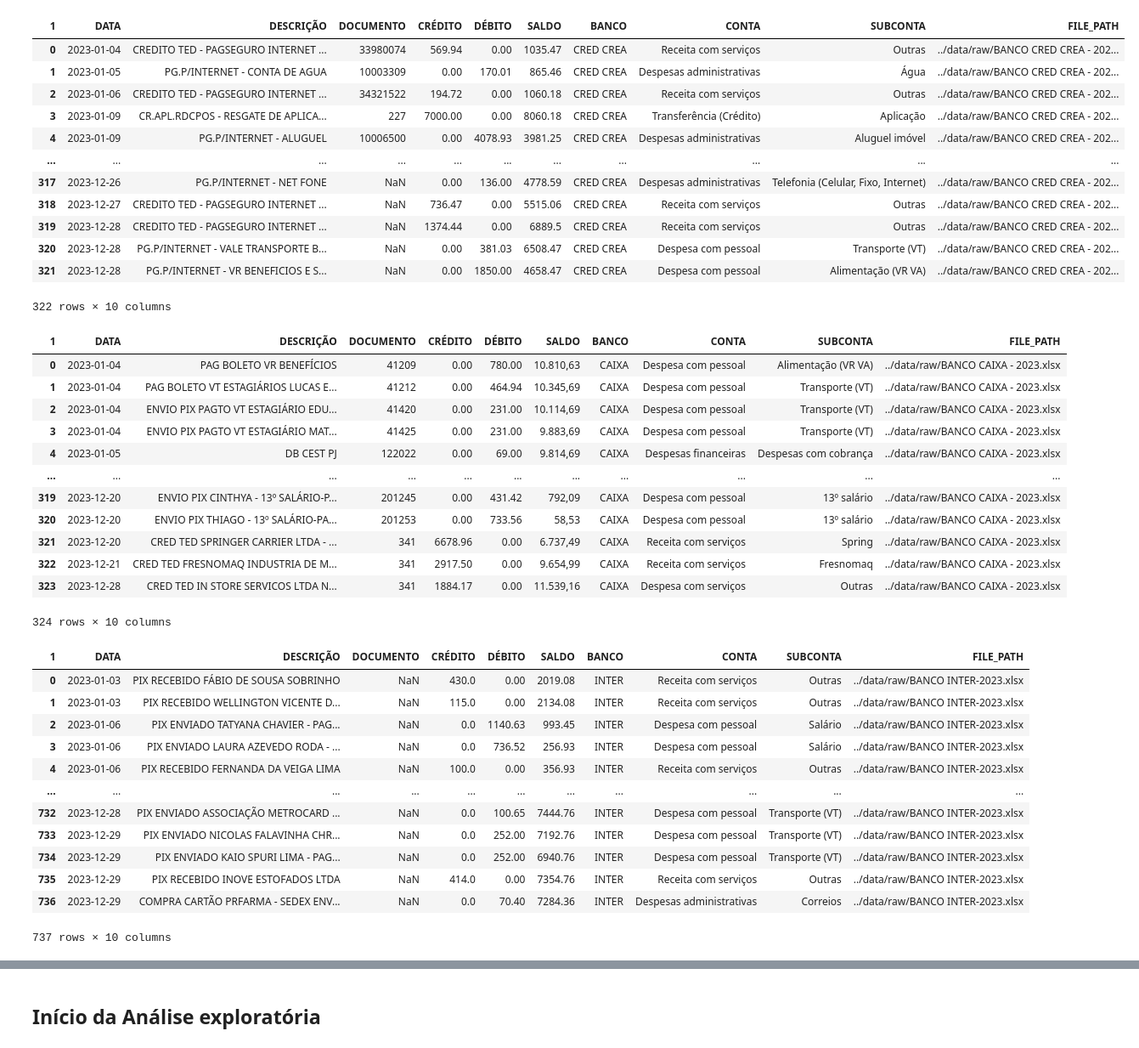
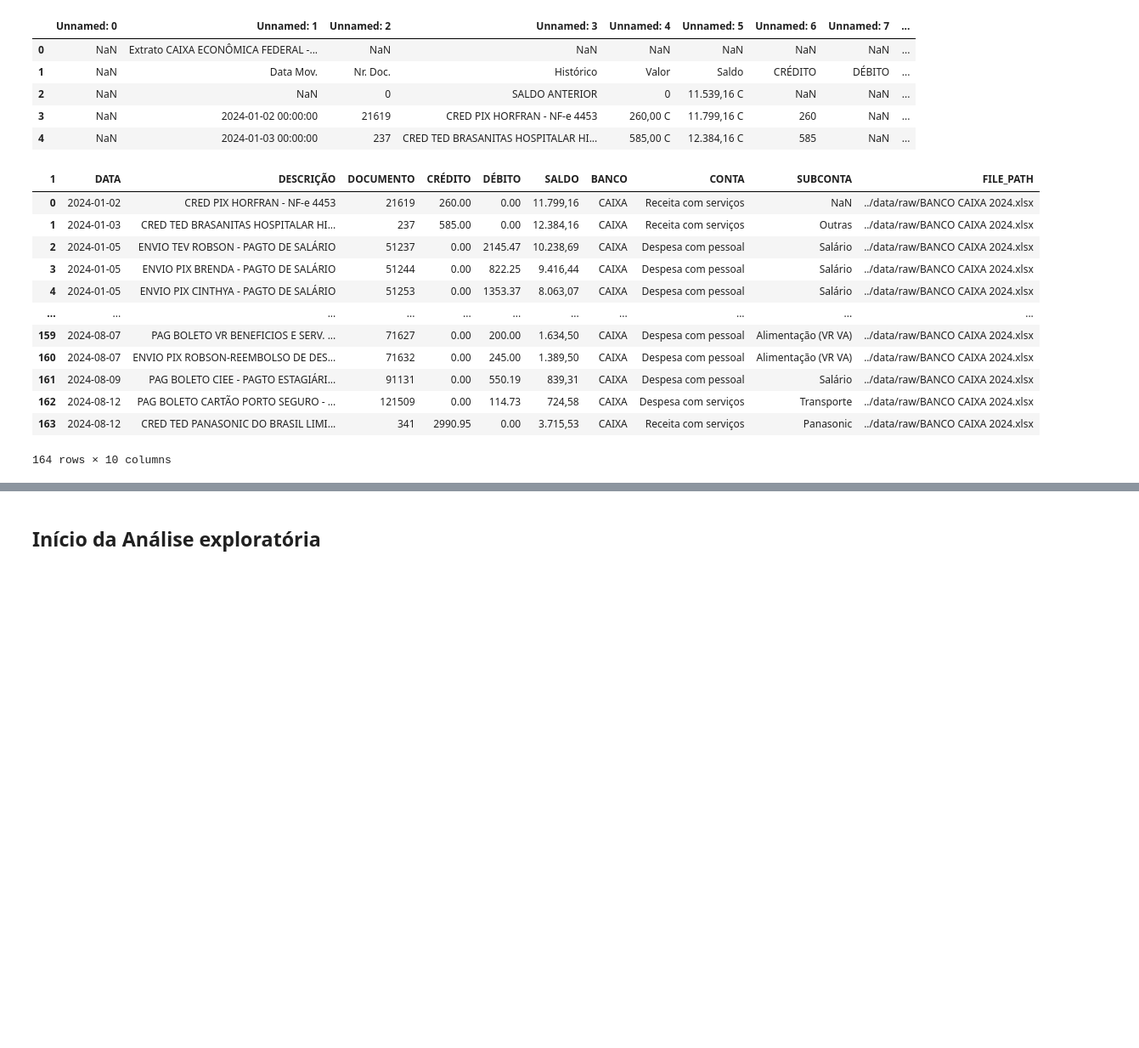
Before and after one commit to fantonioluz/plurii-eceel, a Jupyter notebook: notebook/data_processing.ipynb, the cells around one changed output, grey strips where cells are left out. Shown at 85% size. Cells and saved outputs as stored; diff of their text form; code cells hidden in the pictures; blank space fills up the shorter version.

```diff
--- a/notebook/data_processing.ipynb
+++ b/notebook/data_processing.ipynb
@@ -15,5 +9,7 @@ Successfully installed et-xmlfile-2.0.0 openpyxl-3.1.5
 Note: you may need to restart the kernel to use updated packages.
 # %%
+import pandas as pd
+
 file_inter_2024 = "../data/raw/BANCO INTER-2024.xlsx"
 file_cred_crea_2024 = "../data/raw/BANCO CRED CREA - 2024.xlsx"
 file_caixa_2024 = "../data/raw/BANCO CAIXA 2024.xlsx"
@@ -35,6 +31,16 @@ files = [
     file_cred_crea_2022,
     file_caixa_2022
 ]
+
+df = pd.read_excel(files[2])
+display(df.head())
+# %% [output]
+|  | Unnamed: 0 | Unnamed: 1 | Unnamed: 2 | Unnamed: 3 | Unnamed: 4 | Unnamed: 5 | Unnamed: 6 | Unnamed: 7 | ... |
+| 0 | NaN | Extrato CAIXA ECONÔMICA FEDERAL -... | NaN | NaN | NaN | NaN | NaN | NaN | ... |
+| 1 | NaN | Data Mov. | Nr. Doc. | Histórico | Valor | Saldo | CRÉDITO | DÉBITO | ... |
+| 2 | NaN | NaN | 0 | SALDO ANTERIOR | 0 | 11.539,16 C | NaN | NaN | ... |
+| 3 | NaN | 2024-01-02 00:00:00 | 21619 | CRED PIX HORFRAN - NF-e 4453 | 260,00 C | 11.799,16 C | 260 | NaN | ... |
+| 4 | NaN | 2024-01-03 00:00:00 | 237 | CRED TED BRASANITAS HOSPITALAR HI... | 585,00 C | 12.384,16 C | 585 | NaN | ... |
 # %%
 import pandas as pd
 import numpy as np
@@ -101,7 +107,7 @@ def process_data(file_path):
     # Limpar strings na coluna SALDO, mantendo apenas números
     df['SALDO'] = df['SALDO'].apply(lambda x: re.sub(r'[^\d.,-]', '', str(x)) if pd.notnull(x) else x)
 
-    if len(df.columns) > 6:  # Se houver colunas extras, assumir que a última é BANCO"
+    if len(df.columns) > 8:  # Se houver colunas extras, assumir que a última é BANCO"
         df['CAIXA'] = df.iloc[:, -1]  # Última coluna não nomeada
         df.drop(columns=[df.columns[-2]], inplace=True)  # Remover a coluna original após mover
 
@@ -153,75 +159,47 @@ def process_data(file_path):
     # Criar colunas de CRÉDITO e DÉBITO a partir da coluna VALOR
     df['CRÉDITO'] = df['VALOR'].apply(lambda x: x if x > 0 else 0)
     df['DÉBITO'] = df['VALOR'].apply(lambda x: -x if x < 0 else 0)
 
     # Limpar strings da coluna SALDO, mantendo apenas números
     df['SALDO'] = df['SALDO'].apply(lambda x: re.sub(r'[^\d.,-]', '', str(x)) if pd.notnull(x) else x)
 
     df.drop(columns=['VALOR'], inplace=True)
     df['DOCUMENTO'] = np.nan
 
   if df.dtypes['CRÉDITO'] == 'O':
     df['CRÉDITO'] = df['CRÉDITO'].astype(str)
     df['CRÉDITO'] = df['CRÉDITO'].str.strip()
 
   if df.dtypes['DÉBITO'] == 'O':
     df['DÉBITO'] = df['DÉBITO'].astype(str)
     df['DÉBITO'] = df['DÉBITO'].str.strip()
 
   df = df.astype(dtype={'DÉBITO':float, 'CRÉDITO':float})
   df['DATA'] = pd.to_datetime(df['DATA'])
   df = df.reset_index(drop=True)
 
-  df = df[['DATA',	'DESCRIÇÃO',	'DOCUMENTO',	'CRÉDITO',	'DÉBITO',	'SALDO',	'BANCO', 'CONTA', 'SUBCONTA']]
+  df = df[['DATA','DESCRIÇÃO','DOCUMENTO','CRÉDITO','DÉBITO',	'SALDO','BANCO', 'CONTA','SUBCONTA']]
   df.loc[::, 'CRÉDITO']= df['CRÉDITO'].fillna(0.0)
   df.loc[::,'DÉBITO']=  df['DÉBITO'].fillna(0.0)
 
   df['FILE_PATH'] = file_path
 
   return df
-display(process_data(file_path=file_cred_crea_2023))
-display(process_data(file_path=file_caixa_2023))
-display(process_data(file_path=file_inter_2023))
+display(process_data(file_path=file_caixa_2024))
 # %% [output]
 | 1 | DATA | DESCRIÇÃO | DOCUMENTO | CRÉDITO | DÉBITO | SALDO | BANCO | CONTA | SUBCONTA | FILE_PATH |
-| 0 | 2023-01-04 | CREDITO TED - PAGSEGURO INTERNET ... | 33980074 | 569.94 | 0.00 | 1035.47 | CRED CREA | Receita com serviços | Outras | ../data/raw/BANCO CRED CREA - 202... |
-| 1 | 2023-01-05 | PG.P/INTERNET - CONTA DE AGUA | 10003309 | 0.00 | 170.01 | 865.46 | CRED CREA | Despesas administrativas | Água | ../data/raw/BANCO CRED CREA - 202... |
-| 2 | 2023-01-06 | CREDITO TED - PAGSEGURO INTERNET ... | 34321522 | 194.72 | 0.00 | 1060.18 | CRED CREA | Receita com serviços | Outras | ../data/raw/BANCO CRED CREA - 202... |
-| 3 | 2023-01-09 | CR.APL.RDCPOS - RESGATE DE APLICA... | 227 | 7000.00 | 0.00 | 8060.18 | CRED CREA | Transferência (Crédito) | Aplicação | ../data/raw/BANCO CRED CREA - 202... |
-| 4 | 2023-01-09 | PG.P/INTERNET - ALUGUEL | 10006500 | 0.00 | 4078.93 | 3981.25 | CRED CREA | Despesas administrativas | Aluguel imóvel | ../data/raw/BANCO CRED CREA - 202... |
+| 0 | 2024-01-02 | CRED PIX HORFRAN - NF-e 4453 | 21619 | 260.00 | 0.00 | 11.799,16 | CAIXA | Receita com serviços | NaN | ../data/raw/BANCO CAIXA 2024.xlsx |
+| 1 | 2024-01-03 | CRED TED BRASANITAS HOSPITALAR HI... | 237 | 585.00 | 0.00 | 12.384,16 | CAIXA | Receita com serviços | Outras | ../data/raw/BANCO CAIXA 2024.xlsx |
+| 2 | 2024-01-05 | ENVIO TEV ROBSON - PAGTO DE SALÁRIO | 51237 | 0.00 | 2145.47 | 10.238,69 | CAIXA | Despesa com pessoal | Salário | ../data/raw/BANCO CAIXA 2024.xlsx |
+| 3 | 2024-01-05 | ENVIO PIX BRENDA - PAGTO DE SALÁRIO | 51244 | 0.00 | 822.25 | 9.416,44 | CAIXA | Despesa com pessoal | Salário | ../data/raw/BANCO CAIXA 2024.xlsx |
+| 4 | 2024-01-05 | ENVIO PIX CINTHYA - PAGTO DE SALÁRIO | 51253 | 0.00 | 1353.37 | 8.063,07 | CAIXA | Despesa com pessoal | Salário | ../data/raw/BANCO CAIXA 2024.xlsx |
 | ... | ... | ... | ... | ... | ... | ... | ... | ... | ... | ... |
-| 317 | 2023-12-26 | PG.P/INTERNET - NET FONE | NaN | 0.00 | 136.00 | 4778.59 | CRED CREA | Despesas administrativas | Telefonia (Celular, Fixo, Internet) | ../data/raw/BANCO CRED CREA - 202... |
-| 318 | 2023-12-27 | CREDITO TED - PAGSEGURO INTERNET ... | NaN | 736.47 | 0.00 | 5515.06 | CRED CREA | Receita com serviços | Outras | ../data/raw/BANCO CRED CREA - 202... |
-| 319 | 2023-12-28 | CREDITO TED - PAGSEGURO INTERNET ... | NaN | 1374.44 | 0.00 | 6889.5 | CRED CREA | Receita com serviços | Outras | ../data/raw/BANCO CRED CREA - 202... |
-| 320 | 2023-12-28 | PG.P/INTERNET - VALE TRANSPORTE B... | NaN | 0.00 | 381.03 | 6508.47 | CRED CREA | Despesa com pessoal | Transporte (VT) | ../data/raw/BANCO CRED CREA - 202... |
-| 321 | 2023-12-28 | PG.P/INTERNET - VR BENEFICIOS E S... | NaN | 0.00 | 1850.00 | 4658.47 | CRED CREA | Despesa com pessoal | Alimentação (VR VA) | ../data/raw/BANCO CRED CREA - 202... |
+| 159 | 2024-08-07 | PAG BOLETO VR BENEFICIOS E SERV. ... | 71627 | 0.00 | 200.00 | 1.634,50 | CAIXA | Despesa com pessoal | Alimentação (VR VA) | ../data/raw/BANCO CAIXA 2024.xlsx |
+| 160 | 2024-08-07 | ENVIO PIX ROBSON-REEMBOLSO DE DES... | 71632 | 0.00 | 245.00 | 1.389,50 | CAIXA | Despesa com pessoal | Alimentação (VR VA) | ../data/raw/BANCO CAIXA 2024.xlsx |
+| 161 | 2024-08-09 | PAG BOLETO CIEE - PAGTO ESTAGIÁRI... | 91131 | 0.00 | 550.19 | 839,31 | CAIXA | Despesa com pessoal | Salário | ../data/raw/BANCO CAIXA 2024.xlsx |
+| 162 | 2024-08-12 | PAG BOLETO CARTÃO PORTO SEGURO - ... | 121509 | 0.00 | 114.73 | 724,58 | CAIXA | Despesa com serviços | Transporte | ../data/raw/BANCO CAIXA 2024.xlsx |
+| 163 | 2024-08-12 | CRED TED PANASONIC DO BRASIL LIMI... | 341 | 2990.95 | 0.00 | 3.715,53 | CAIXA | Receita com serviços | Panasonic | ../data/raw/BANCO CAIXA 2024.xlsx |
-322 rows × 10 columns
+164 rows × 10 columns
-| 1 | DATA | DESCRIÇÃO | DOCUMENTO | CRÉDITO | DÉBITO | SALDO | BANCO | CONTA | SUBCONTA | FILE_PATH |
-| 0 | 2023-01-04 | PAG BOLETO VR BENEFÍCIOS | 41209 | 0.00 | 780.00 | 10.810,63 | CAIXA | Despesa com pessoal | Alimentação (VR VA) | ../data/raw/BANCO CAIXA - 2023.xlsx |
-| 1 | 2023-01-04 | PAG BOLETO VT ESTAGIÁRIOS LUCAS E... | 41212 | 0.00 | 464.94 | 10.345,69 | CAIXA | Despesa com pessoal | Transporte (VT) | ../data/raw/BANCO CAIXA - 2023.xlsx |
-| 2 | 2023-01-04 | ENVIO PIX PAGTO VT ESTAGIÁRIO EDU... | 41420 | 0.00 | 231.00 | 10.114,69 | CAIXA | Despesa com pessoal | Transporte (VT) | ../data/raw/BANCO CAIXA - 2023.xlsx |
-| 3 | 2023-01-04 | ENVIO PIX PAGTO VT ESTAGIÁRIO MAT... | 41425 | 0.00 | 231.00 | 9.883,69 | CAIXA | Despesa com pessoal | Transporte (VT) | ../data/raw/BANCO CAIXA - 2023.xlsx |
-| 4 | 2023-01-05 | DB CEST PJ | 122022 | 0.00 | 69.00 | 9.814,69 | CAIXA | Despesas financeiras | Despesas com cobrança | ../data/raw/BANCO CAIXA - 2023.xlsx |
-| ... | ... | ... | ... | ... | ... | ... | ... | ... | ... | ... |
-| 319 | 2023-12-20 | ENVIO PIX CINTHYA - 13º SALÁRIO-P... | 201245 | 0.00 | 431.42 | 792,09 | CAIXA | Despesa com pessoal | 13º salário | ../data/raw/BANCO CAIXA - 2023.xlsx |
-| 320 | 2023-12-20 | ENVIO PIX THIAGO - 13º SALÁRIO-PA... | 201253 | 0.00 | 733.56 | 58,53 | CAIXA | Despesa com pessoal | 13º salário | ../data/raw/BANCO CAIXA - 2023.xlsx |
-| 321 | 2023-12-20 | CRED TED SPRINGER CARRIER LTDA - ... | 341 | 6678.96 | 0.00 | 6.737,49 | CAIXA | Receita com serviços | Spring | ../data/raw/BANCO CAIXA - 2023.xlsx |
-| 322 | 2023-12-21 | CRED TED FRESNOMAQ INDUSTRIA DE M... | 341 | 2917.50 | 0.00 | 9.654,99 | CAIXA | Receita com serviços | Fresnomaq | ../data/raw/BANCO CAIXA - 2023.xlsx |
-| 323 | 2023-12-28 | CRED TED IN STORE SERVICOS LTDA N... | 341 | 1884.17 | 0.00 | 11.539,16 | CAIXA | Despesa com serviços | Outras | ../data/raw/BANCO CAIXA - 2023.xlsx |
-324 rows × 10 columns
-| 1 | DATA | DESCRIÇÃO | DOCUMENTO | CRÉDITO | DÉBITO | SALDO | BANCO | CONTA | SUBCONTA | FILE_PATH |
-| 0 | 2023-01-03 | PIX RECEBIDO FÁBIO DE SOUSA SOBRINHO | NaN | 430.0 | 0.00 | 2019.08 | INTER | Receita com serviços | Outras | ../data/raw/BANCO INTER-2023.xlsx |
-| 1 | 2023-01-03 | PIX RECEBIDO WELLINGTON VICENTE D... | NaN | 115.0 | 0.00 | 2134.08 | INTER | Receita com serviços | Outras | ../data/raw/BANCO INTER-2023.xlsx |
-| 2 | 2023-01-06 | PIX ENVIADO TATYANA CHAVIER - PAG... | NaN | 0.0 | 1140.63 | 993.45 | INTER | Despesa com pessoal | Salário | ../data/raw/BANCO INTER-2023.xlsx |
-| 3 | 2023-01-06 | PIX ENVIADO LAURA AZEVEDO RODA - ... | NaN | 0.0 | 736.52 | 256.93 | INTER | Despesa com pessoal | Salário | ../data/raw/BANCO INTER-2023.xlsx |
-| 4 | 2023-01-06 | PIX RECEBIDO FERNANDA DA VEIGA LIMA | NaN | 100.0 | 0.00 | 356.93 | INTER | Receita com serviços | Outras | ../data/raw/BANCO INTER-2023.xlsx |
-| ... | ... | ... | ... | ... | ... | ... | ... | ... | ... | ... |
-| 732 | 2023-12-28 | PIX ENVIADO ASSOCIAÇÃO METROCARD ... | NaN | 0.0 | 100.65 | 7444.76 | INTER | Despesa com pessoal | Transporte (VT) | ../data/raw/BANCO INTER-2023.xlsx |
-| 733 | 2023-12-29 | PIX ENVIADO NICOLAS FALAVINHA CHR... | NaN | 0.0 | 252.00 | 7192.76 | INTER | Despesa com pessoal | Transporte (VT) | ../data/raw/BANCO INTER-2023.xlsx |
-| 734 | 2023-12-29 | PIX ENVIADO KAIO SPURI LIMA - PAG... | NaN | 0.0 | 252.00 | 6940.76 | INTER | Despesa com pessoal | Transporte (VT) | ../data/raw/BANCO INTER-2023.xlsx |
-| 735 | 2023-12-29 | PIX RECEBIDO INOVE ESTOFADOS LTDA | NaN | 414.0 | 0.00 | 7354.76 | INTER | Receita com serviços | Outras | ../data/raw/BANCO INTER-2023.xlsx |
-| 736 | 2023-12-29 | COMPRA CARTÃO PRFARMA - SEDEX ENV... | NaN | 0.0 | 70.40 | 7284.36 | INTER | Despesas administrativas | Correios | ../data/raw/BANCO INTER-2023.xlsx |
-737 rows × 10 columns
 # %%
 df_array = []
 for file in files:
```
Also changed, not shown: parts of 5 cells of this notebook, 2 other files.
